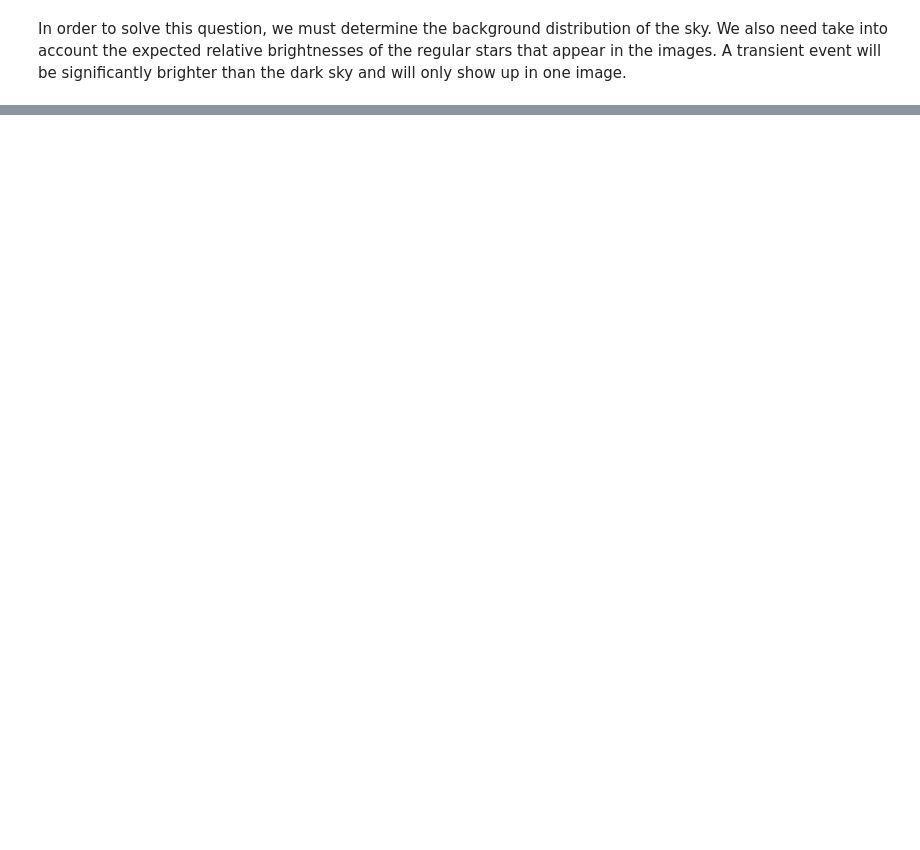
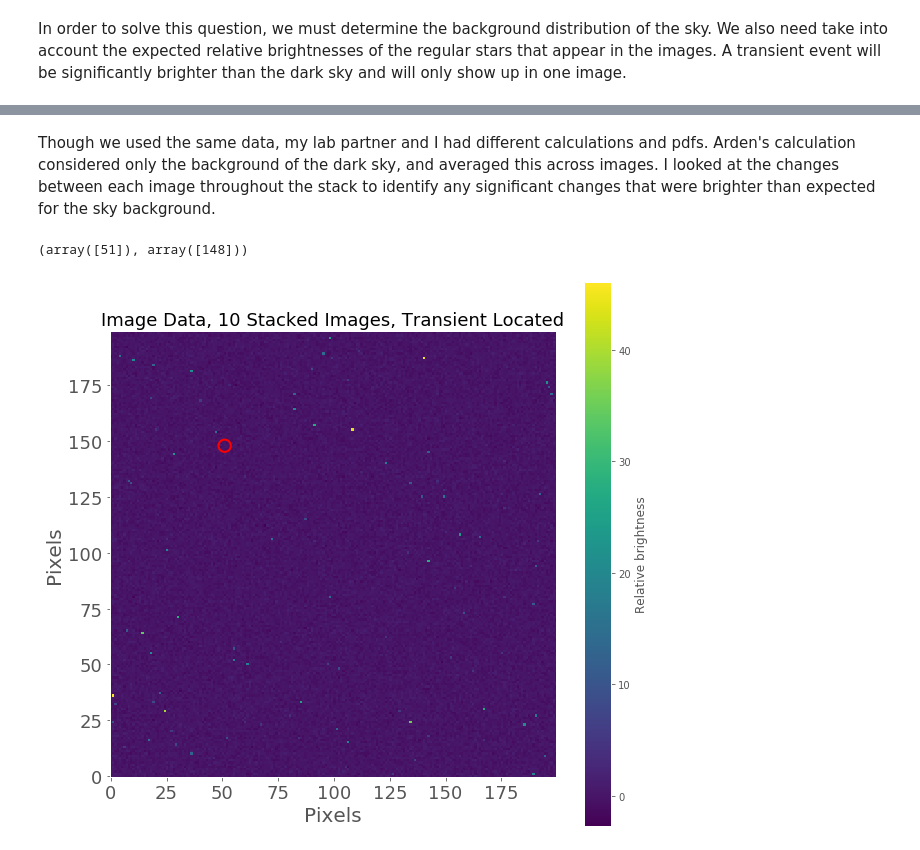
Before and after one commit to darrenhunt2/Phys-434, a Jupyter notebook: Lab-4.ipynb, the cells around one changed output, grey strips where cells are left out. Drawn from its saved outputs; the diff is of its cells as text; code cells hidden in the pictures; blank space fills up the shorter version.

```diff
--- a/Lab-4.ipynb
+++ b/Lab-4.ipynb
@@ -282,0 +299,22 @@ for i in range(0,9):
+# %% [markdown]
+Though we used the same data, my lab partner and I had different calculations and pdfs. Arden's calculation considered only the background of the dark sky, and averaged this across images. I looked at the changes between each image throughout the stack to identify any significant changes that were brighter than expected for the sky background.
+# %%
+diff = np.abs(imdata[0:200,0:200,3] - imdata[0:200,0:200,2])
+print(np.where(diff>4))  # coordinates of transit
+# %% [output]
+(array([51]), array([148]))
+# %%
+# show the transient
+fig, ax = plt.subplots(1, 1, figsize=(10,10))
+ax.grid(False)
+ax.set_title("Image Data, 10 Stacked Images, Transient Located", fontsize=18)
+ax.set_xlabel("Pixels", fontsize=20)
+ax.set_ylabel("Pixels", fontsize=20)
+plt.tick_params(labelsize = 18)
+
+plt.imshow(imdata[0:200,0:200,3], origin='lower')  # fourth image
+plt.colorbar(label='Relative brightness')
+plt.scatter(51,148,color='none',edgecolor='r',s=150,linewidth=2)
+plt.show()
+# %% [output]
+[figure, added]
```
Also changed, not shown: parts of 10 cells of this notebook, 1 other file.
